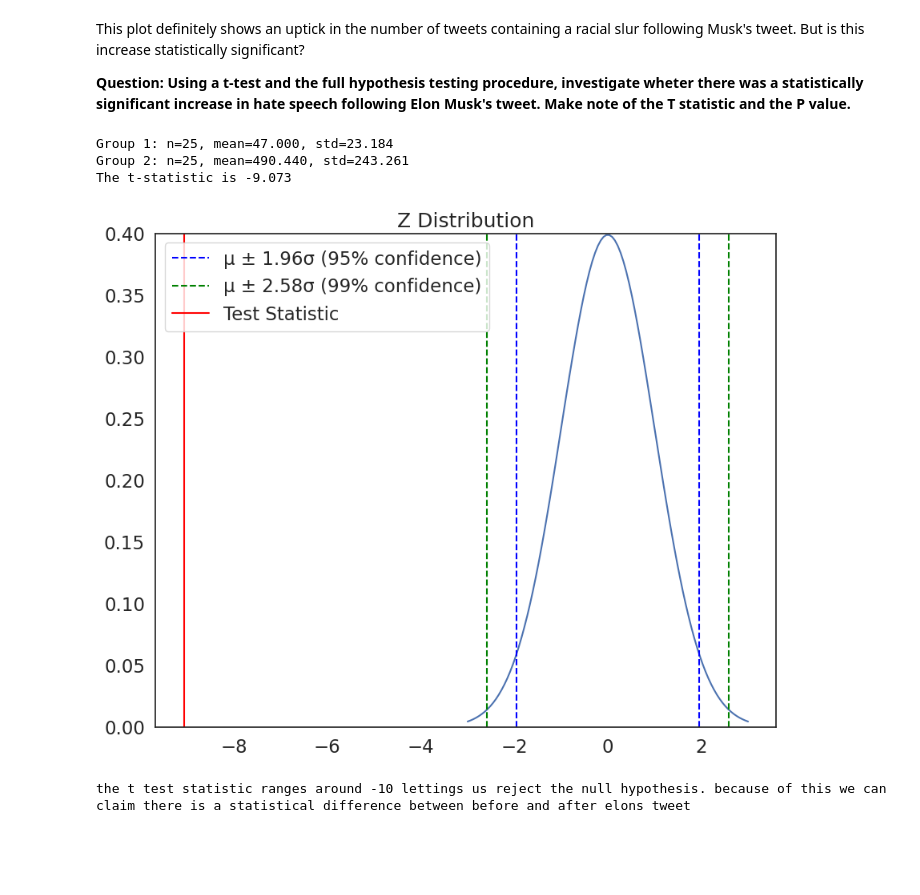
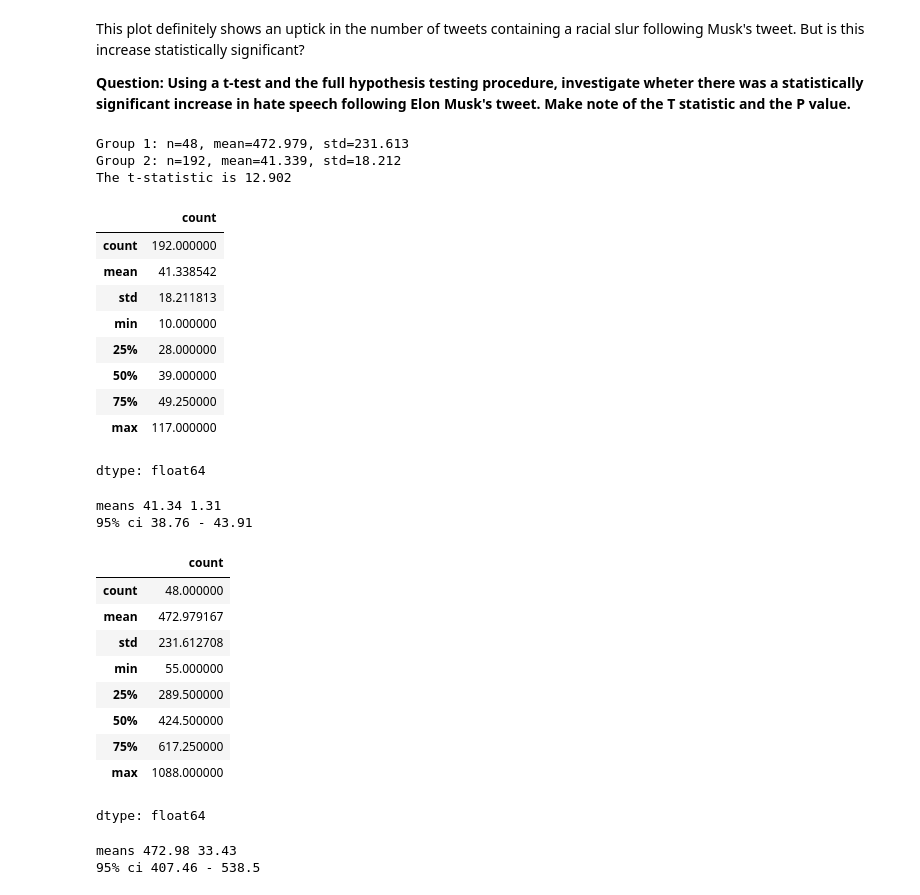
Before and after one commit to owenlepore/QM2, a Jupyter notebook: notebooks/W06. Hypothesis Testing.ipynb, the cells around one changed output. Drawn from its saved outputs; the diff is of its cells as text; code cells hidden in the pictures; blank space fills up the shorter version.

```diff
--- a/notebooks/W06. Hypothesis Testing.ipynb
+++ b/notebooks/W06. Hypothesis Testing.ipynb
@@ -335,21 +335,64 @@ plt.gca().xaxis.set_major_formatter(mdates.DateFormatter('%d/%m'))
 This plot definitely shows an uptick in the number of tweets containing a racial slur following Musk's tweet. But is this increase statistically significant?
 
 **Question: Using a t-test and the full hypothesis testing procedure, investigate wheter there was a statistically significant increase in hate speech following Elon Musk's tweet. Make note of the T statistic and the P value.**
-# %%
-elon_tweet = pd.to_datetime("2022, 10, 28")
-pre_elon = tweets[tweets["hour"] < elon_tweet]
-post_elon = tweets[tweets["hour"] >= elon_tweet]
-
-pre_elon = pre_elon.sample(25)
-post_elon = post_elon.sample(25)
-
-post_pre_elon = manual_ttest(pre_elon["count"], post_elon["count"])
-plot_z(post_pre_elon)
-
-print("the t test statistic ranges around -10 lettings us reject the null hypothesis. because of this we can claim there is a statistical difference between before and after elons tweet")
-# %% [output]
-Group 1: n=25, mean=47.000, std=23.184
-Group 2: n=25, mean=490.440, std=243.261
-The t-statistic is -9.073
-[figure, removed]
-the t test statistic ranges around -10 lettings us reject the null hypothesis. because of this we can claim there is a statistical difference between before and after elons tweet
+# %%
+tweetdate=datetime.datetime(2022, 10, 28)
+pre_data = tweets[tweets['hour'] < tweetdate]
+post_data = tweets[tweets['hour'] >= tweetdate]
+tstat = manual_ttest(post_data['count'], pre_data['count'])
+# %% [output]
+Group 1: n=48, mean=472.979, std=231.613
+Group 2: n=192, mean=41.339, std=18.212
+The t-statistic is 12.902
+# %%
+pre_datadesc=pre_data['count'].describe()
+pre_datadesc
+# %% [output]
+|  | count |
+| count | 192.000000 |
+| mean | 41.338542 |
+| std | 18.211813 |
+| min | 10.000000 |
+| 25% | 28.000000 |
+| 50% | 39.000000 |
+| 75% | 49.250000 |
+| max | 117.000000 |
+dtype: float64
+# %%
+meantweets=pre_datadesc['mean']
+stdtweets=pre_datadesc['std']
+ntweets=pre_datadesc['count']
+stweets=stdtweets/np.sqrt(ntweets)
+print('means', round(meantweets, 2),round(stweets, 2))
+upper_citweets = meantweets+stweets*1.96
+lower_citweets = meantweets-stweets*1.96
+print('95% ci', round(lower_citweets, 2), '-', round(upper_citweets, 2))
+# %% [output]
+means 41.34 1.31
+95% ci 38.76 - 43.91
+# %%
+post_datadesc=post_data['count'].describe()
+post_datadesc
+# %% [output]
+|  | count |
+| count | 48.000000 |
+| mean | 472.979167 |
+| std | 231.612708 |
+| min | 55.000000 |
+| 25% | 289.500000 |
+| 50% | 424.500000 |
+| 75% | 617.250000 |
+| max | 1088.000000 |
+dtype: float64
+# %%
+meantweets2=post_datadesc['mean']
+stdtweets2=post_datadesc['std']
+ntweets2=post_datadesc['count']
+stweets2=stdtweets2/np.sqrt(ntweets2)
+print('means', round(meantweets2, 2),round(stweets2, 2))
+upper_citweets2 = meantweets2+stweets2*1.96
+lower_citweets2 = meantweets2-stweets2*1.96
+print('95% ci', round(lower_citweets2, 2), '-', round(upper_citweets2, 2))
+# %% [output]
+means 472.98 33.43
+95% ci 407.46 - 538.5
```
Also changed, not shown: parts of 10 cells of this notebook.
